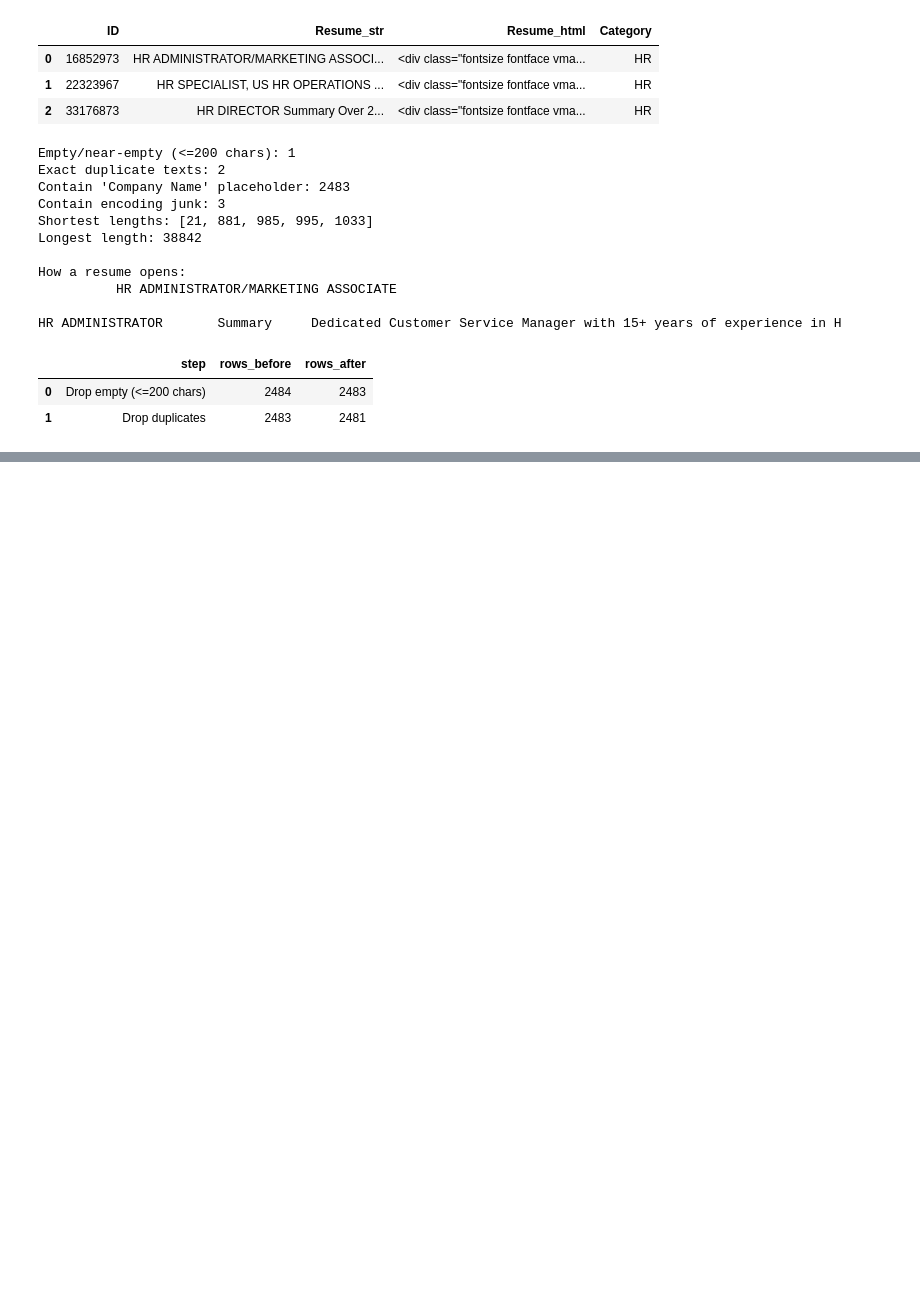
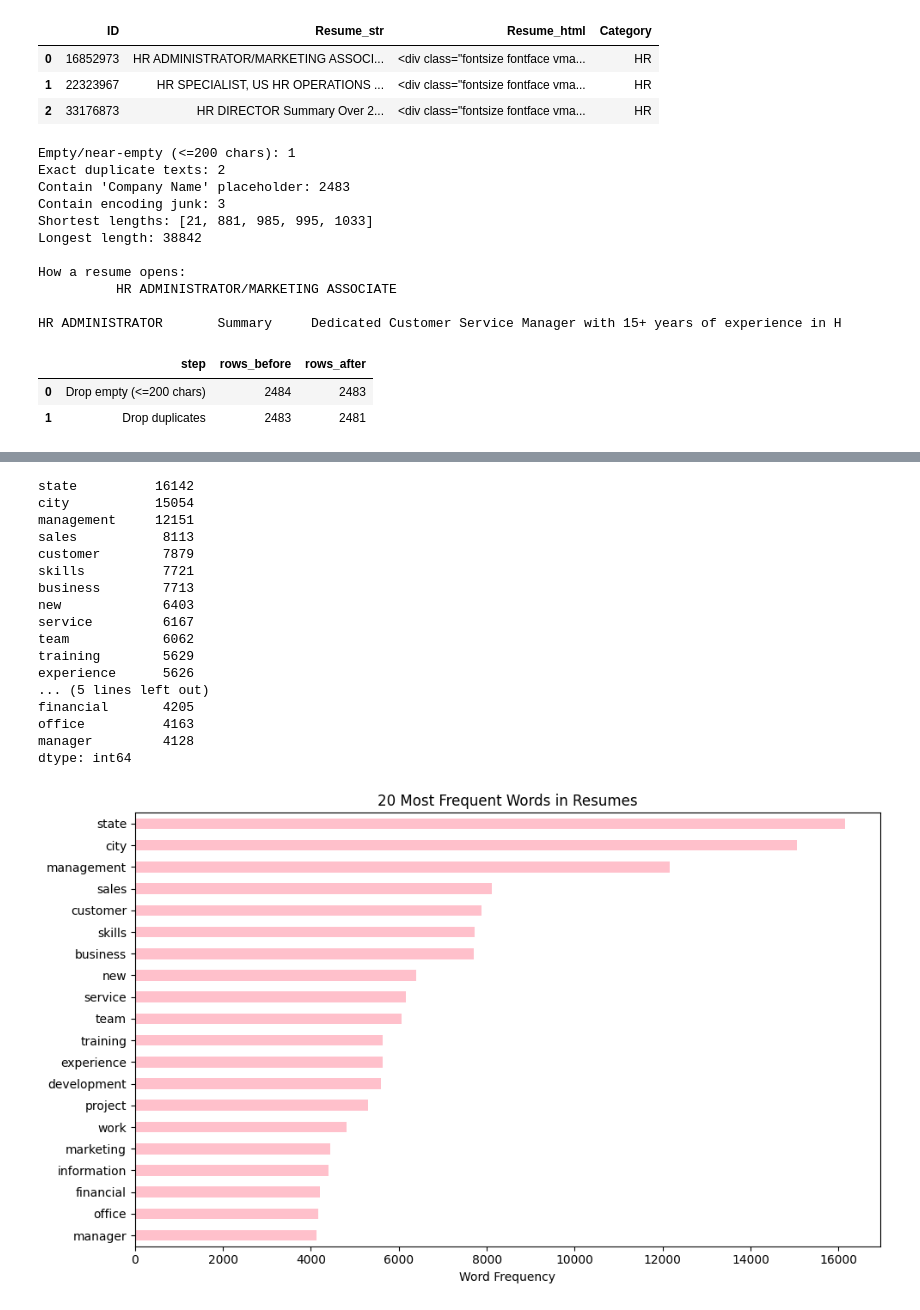
Before and after one commit to Najma-1437/SemProject_MLEngine, a Jupyter notebook: LogisticRegression_Base.ipynb, the cells around one changed output, grey strips where cells are left out. Drawn from its saved outputs; the diff is of its cells as text; code cells hidden in the pictures; blank space fills up the shorter version.

```diff
--- a/LogisticRegression_Base.ipynb
+++ b/LogisticRegression_Base.ipynb
@@ -143,0 +235,55 @@ pd.DataFrame(log)
+# %%
+#EDA 3 Most frequent words across the CVs
+
+from sklearn.feature_extraction.text import CountVectorizer
+
+vectorizer = CountVectorizer(
+    stop_words="english",
+    max_features=20
+)
+
+
+word_matrix = vectorizer.fit_transform(df["text"])
+
+word_counts = np.asarray(
+    word_matrix.sum(axis=0)
+).flatten()
+
+word_freq = pd.Series(
+    word_counts,
+    index=vectorizer.get_feature_names_out()
+).sort_values(ascending=False)
+
+print(word_freq)
+
+plt.figure(figsize=(10, 6))
+
+word_freq.sort_values().plot(
+    kind="barh",
+    color="pink"  # Changed from 'mediumpink' to valid matplotlib 'pink'
+)
+
+plt.title("20 Most Frequent Words in Resumes")
+
+plt.xlabel("Word Frequency")
+plt.tight_layout()
+plt.show()
+# %% [output]
+state          16142
+city           15054
+management     12151
+sales           8113
+customer        7879
+skills          7721
+business        7713
+new             6403
+service         6167
+team            6062
+training        5629
+experience      5626
+... (5 lines left out)
+financial       4205
+office          4163
+manager         4128
+dtype: int64
+[figure, added]
```
Also changed, not shown: parts of 11 cells of this notebook.
